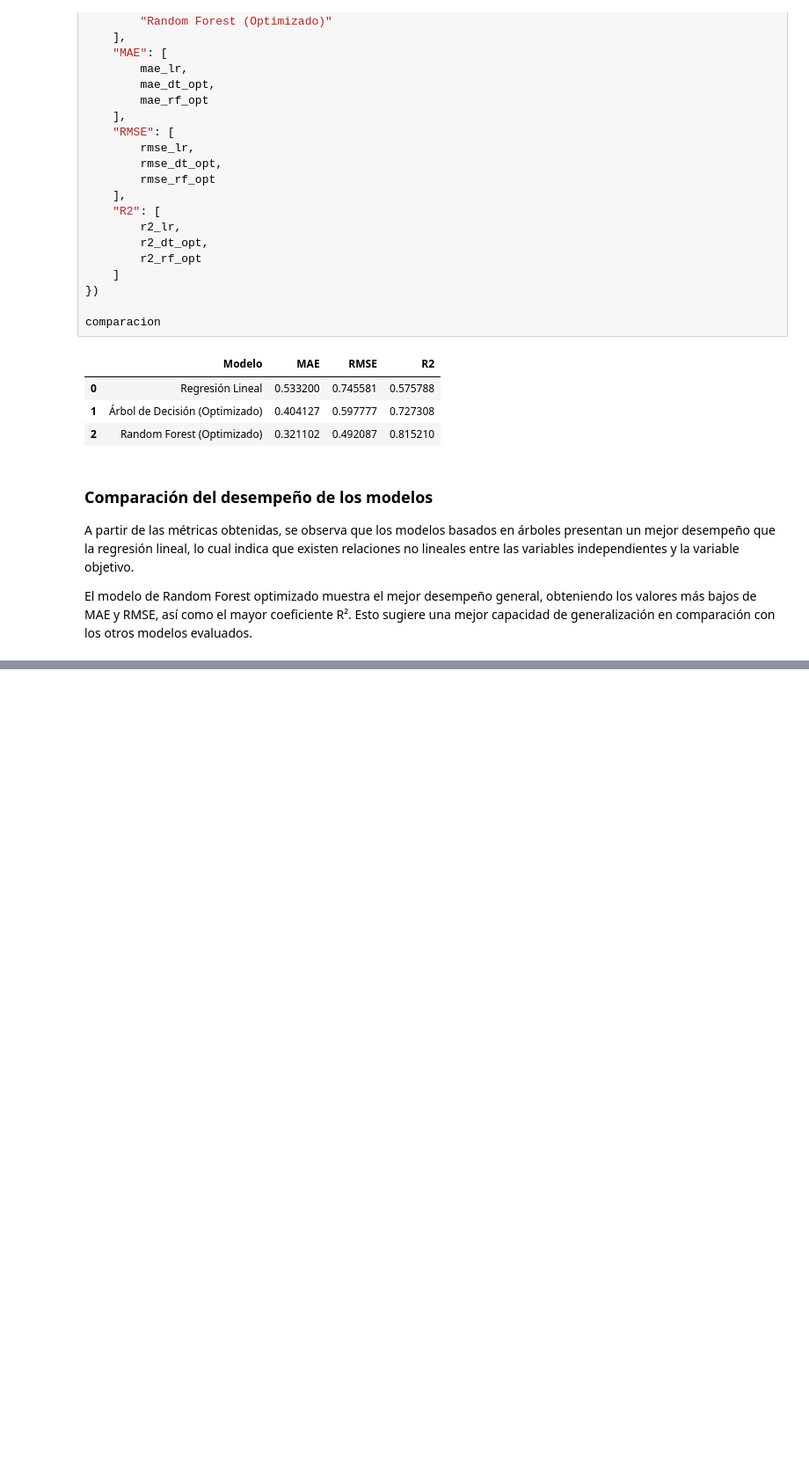
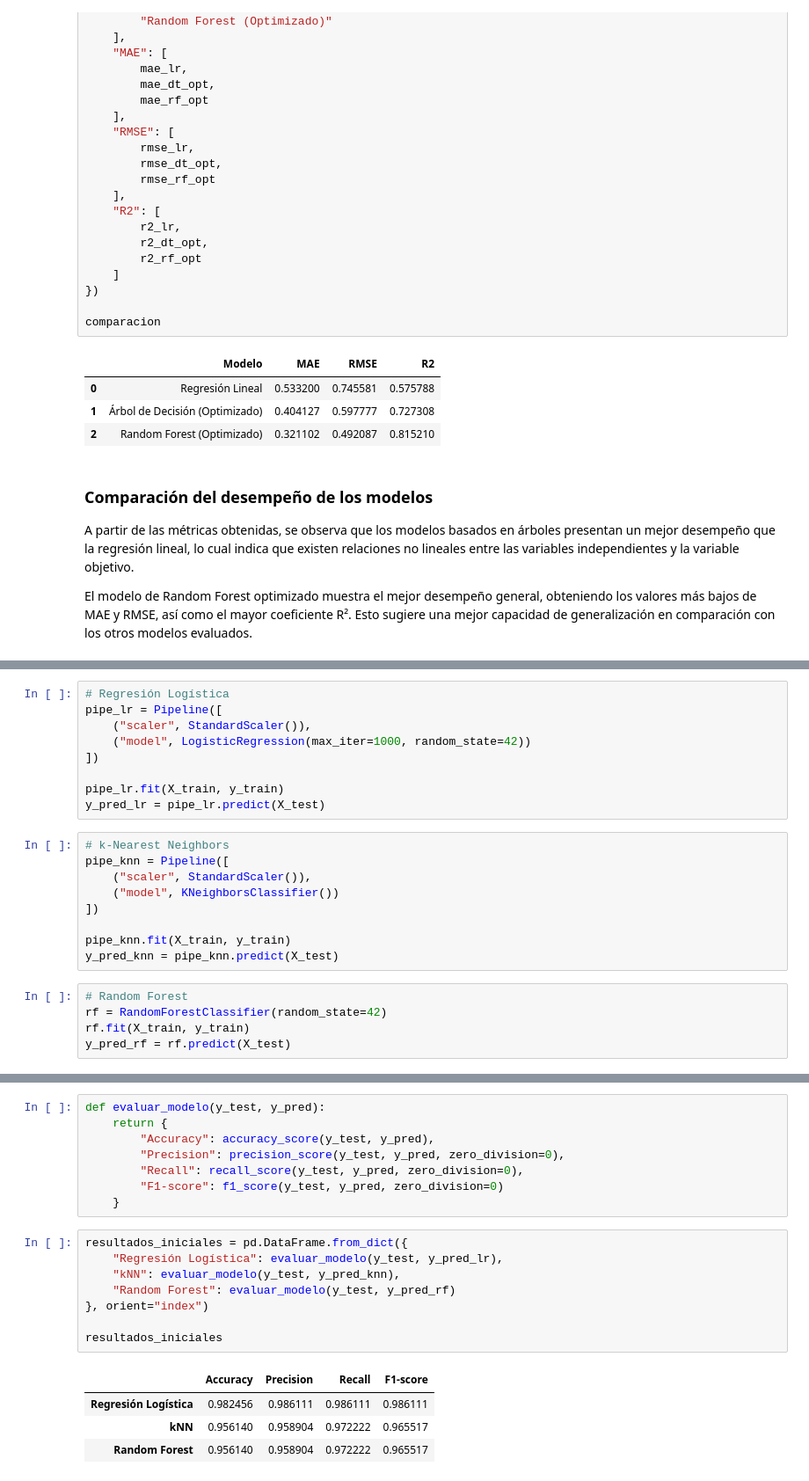
Before and after one commit to diegoanro22/IA-Lab02, a Jupyter notebook: main.ipynb, the cells around one changed output, grey strips where cells are left out. Shown at 88% size. Saved outputs shown, nothing was run; the diff lists cells and outputs as text; blank space fills up the shorter version.

```diff
--- a/main.ipynb
+++ b/main.ipynb
@@ -373,0 +476,23 @@ otros modelos evaluados.
+# %%
+# Regresión Logística
+pipe_lr = Pipeline([
+    ("scaler", StandardScaler()),
+    ("model", LogisticRegression(max_iter=1000, random_state=42))
+])
+
+pipe_lr.fit(X_train, y_train)
+y_pred_lr = pipe_lr.predict(X_test)
+# %%
+# k-Nearest Neighbors
+pipe_knn = Pipeline([
+    ("scaler", StandardScaler()),
+    ("model", KNeighborsClassifier())
+])
+
+pipe_knn.fit(X_train, y_train)
+y_pred_knn = pipe_knn.predict(X_test)
+# %%
+# Random Forest
+rf = RandomForestClassifier(random_state=42)
+rf.fit(X_train, y_train)
+y_pred_rf = rf.predict(X_test)
@@ -373,0 +507,21 @@ otros modelos evaluados.
+# %%
+def evaluar_modelo(y_test, y_pred):
+    return {
+        "Accuracy": accuracy_score(y_test, y_pred),
+        "Precision": precision_score(y_test, y_pred, zero_division=0),
+        "Recall": recall_score(y_test, y_pred, zero_division=0),
+        "F1-score": f1_score(y_test, y_pred, zero_division=0)
+    }
+# %%
+resultados_iniciales = pd.DataFrame.from_dict({
+    "Regresión Logística": evaluar_modelo(y_test, y_pred_lr),
+    "kNN": evaluar_modelo(y_test, y_pred_knn),
+    "Random Forest": evaluar_modelo(y_test, y_pred_rf)
+}, orient="index")
+
+resultados_iniciales
+# %% [output]
+|  | Accuracy | Precision | Recall | F1-score |
+| Regresión Logística | 0.982456 | 0.986111 | 0.986111 | 0.986111 |
+| kNN | 0.956140 | 0.958904 | 0.972222 | 0.965517 |
+| Random Forest | 0.956140 | 0.958904 | 0.972222 | 0.965517 |
```
Also changed, not shown: parts of 27 cells of this notebook.
